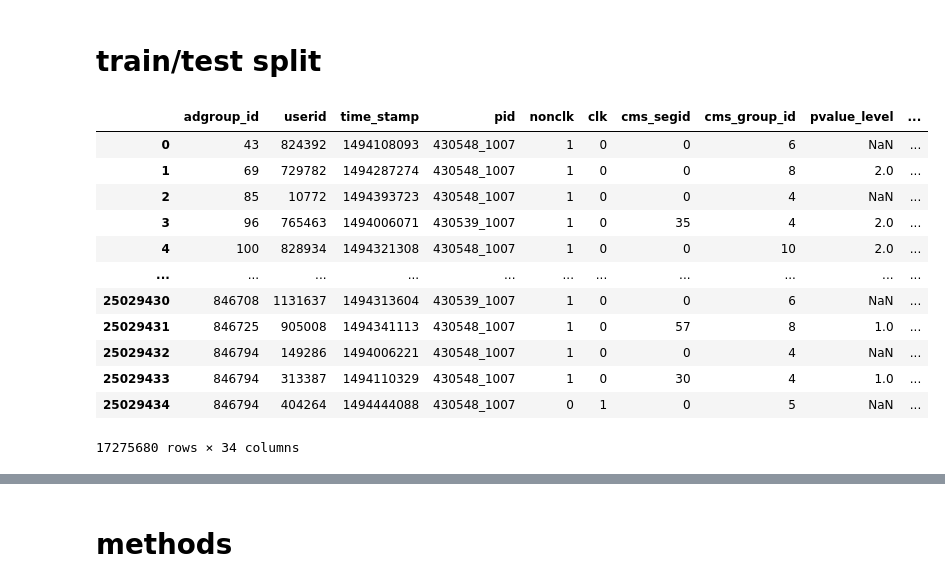
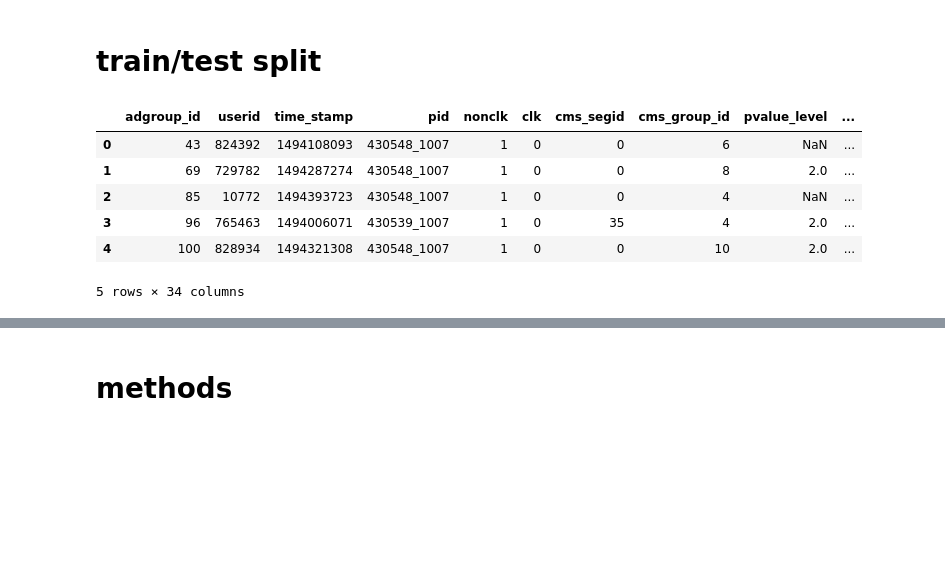
Before and after one commit to Shahla9/Ad-click-prediction, a Jupyter notebook: notebooks/model.ipynb, the cells around one changed output, grey strips where cells are left out. Saved outputs shown, nothing was run; the diff lists cells and outputs as text; code cells hidden in the pictures; blank space fills up the shorter version.

```diff
--- a/notebooks/model.ipynb
+++ b/notebooks/model.ipynb
@@ -63,23 +57,17 @@ dataset_df
 # %%
 def train_test_split(dataset_df, split_date):
     train_df = dataset_df[dataset_df['time'] < split_date]
     test_df = dataset_df[dataset_df['time'] >= split_date]
     return train_df, test_df
 
 train_df, test_df = train_test_split(dataset_df, TRAIN_TEST_SPLIT_DATE )
-train_df
+train_df.head()
 # %% [output]
 |  | adgroup_id | userid | time_stamp | pid | nonclk | clk | cms_segid | cms_group_id | pvalue_level | ... |
 | 0 | 43 | 824392 | 1494108093 | 430548_1007 | 1 | 0 | 0 | 6 | NaN | ... |
 | 1 | 69 | 729782 | 1494287274 | 430548_1007 | 1 | 0 | 0 | 8 | 2.0 | ... |
 | 2 | 85 | 10772 | 1494393723 | 430548_1007 | 1 | 0 | 0 | 4 | NaN | ... |
 | 3 | 96 | 765463 | 1494006071 | 430539_1007 | 1 | 0 | 35 | 4 | 2.0 | ... |
 | 4 | 100 | 828934 | 1494321308 | 430548_1007 | 1 | 0 | 0 | 10 | 2.0 | ... |
-| ... | ... | ... | ... | ... | ... | ... | ... | ... | ... | ... |
-| 25029430 | 846708 | 1131637 | 1494313604 | 430539_1007 | 1 | 0 | 0 | 6 | NaN | ... |
-| 25029431 | 846725 | 905008 | 1494341113 | 430548_1007 | 1 | 0 | 57 | 8 | 1.0 | ... |
-| 25029432 | 846794 | 149286 | 1494006221 | 430548_1007 | 1 | 0 | 0 | 4 | NaN | ... |
-| 25029433 | 846794 | 313387 | 1494110329 | 430548_1007 | 1 | 0 | 30 | 4 | 1.0 | ... |
-| 25029434 | 846794 | 404264 | 1494444088 | 430548_1007 | 0 | 1 | 0 | 5 | NaN | ... |
-17275680 rows × 34 columns
+5 rows × 34 columns
 # %%
```
Also changed, not shown: parts of 5 cells of this notebook, 3 other files.
